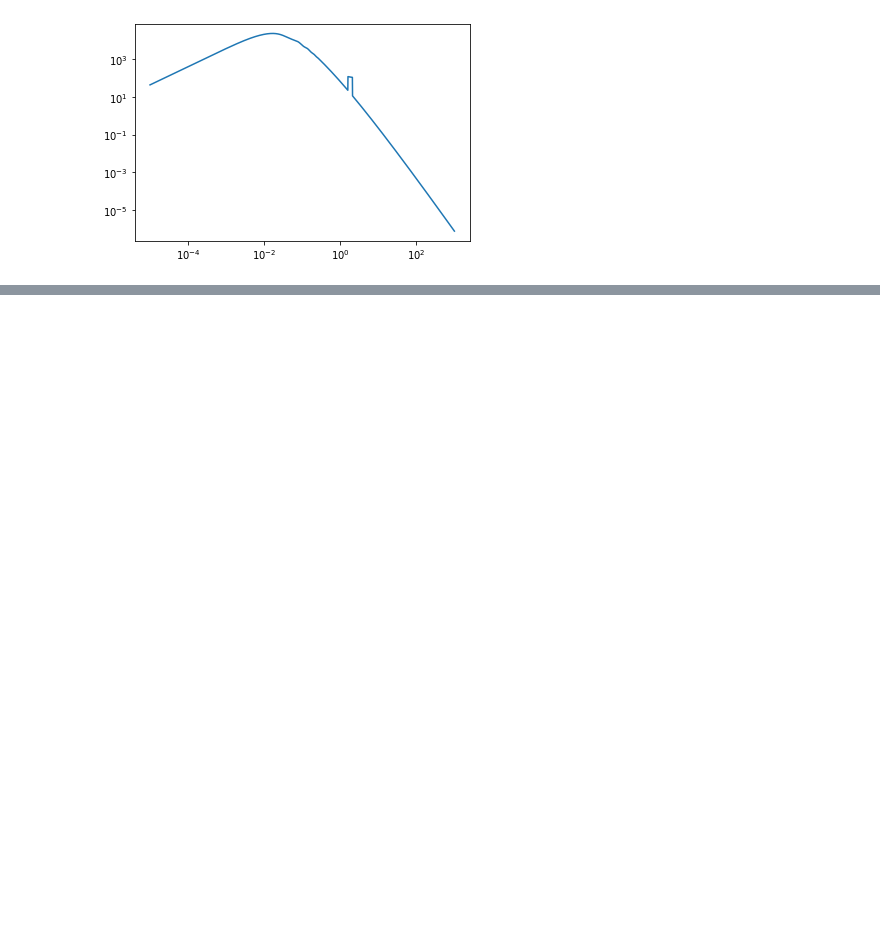
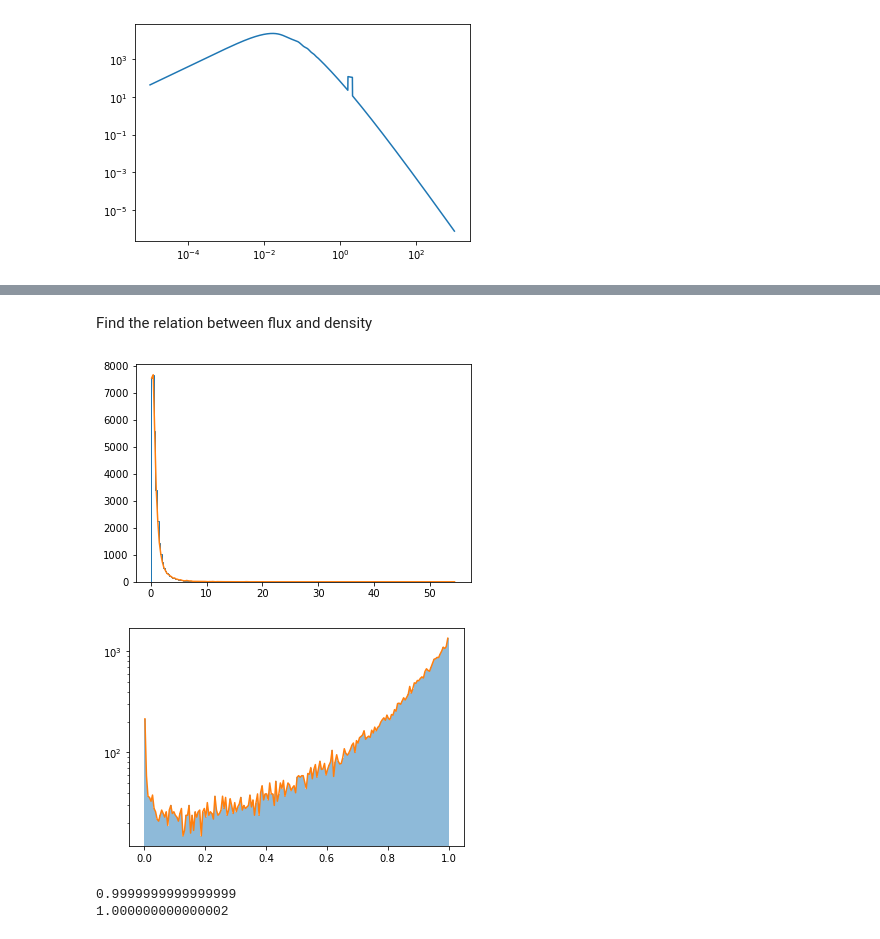
Before and after one commit to lizihao1008/Spectra, a Jupyter notebook: TARDIS.ipynb, the cells around one changed output, grey strips where cells are left out. Drawn from its saved outputs; the diff is of its cells as text; code cells hidden in the pictures; blank space fills up the shorter version.

```diff
--- a/TARDIS.ipynb
+++ b/TARDIS.ipynb
@@ -260,0 +259,26 @@ show()
+# %% [markdown]
+Find the relation between flux and density
+# %%
+bins=200
+
+density=uni.final_true.flatten()
+density2=delete(density,where(density==0))
+fig,ax=subplots(ncols=1)
+out=ax.hist(density,bins=bins,histtype='step')
+delta=linspace((out[1][0]+out[1][1])/2,(out[1][-1]+out[1][-2])/2,bins)
+ax.plot(delta,out[0])
+show()
+p_delta=out[0]
+show()
+
+fig=figure()
+ax=fig.add_subplot(111)
+out=ax.hist(exp(-uni.final_tau_RSD[0]).flatten(),bins=bins,alpha=0.5)
+flux=linspace((out[1][0]+out[1][1])/2,(out[1][-1]+out[1][-2])/2,bins)
+ax.plot(flux,out[0])
+ax.set_yscale("log")
+show()
+p_flux = out[0]
+# %% [output]
+[figure, added]
+[figure, added]
@@ -260,0 +298,15 @@ show()
+# %%
+s1=0
+a = flux[2]-flux[1]
+for i in range(len(flux)):
+    s1+=a*p_flux[i]
+print(s1)
+
+s2=0
+a = delta[2]-delta[1]
+for i in range(len(delta)):
+    s2+=a*p_delta[i]
+print(s2)
+# %% [output]
+0.9999999999999999
+1.000000000000002
```
Also changed, not shown: parts of 57 cells of this notebook.
